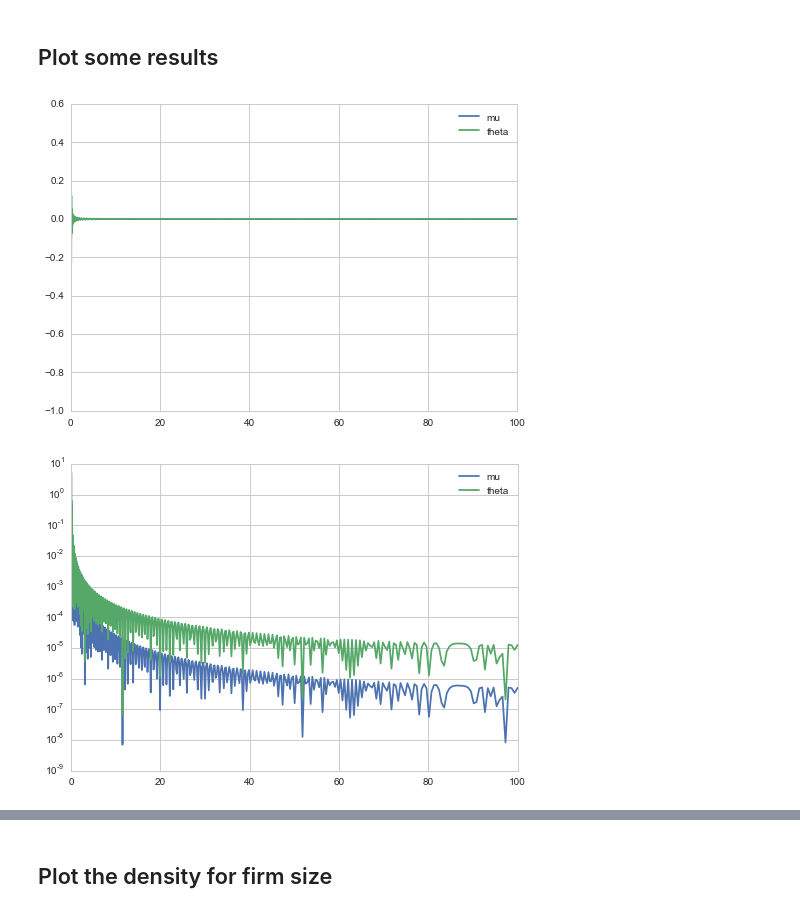
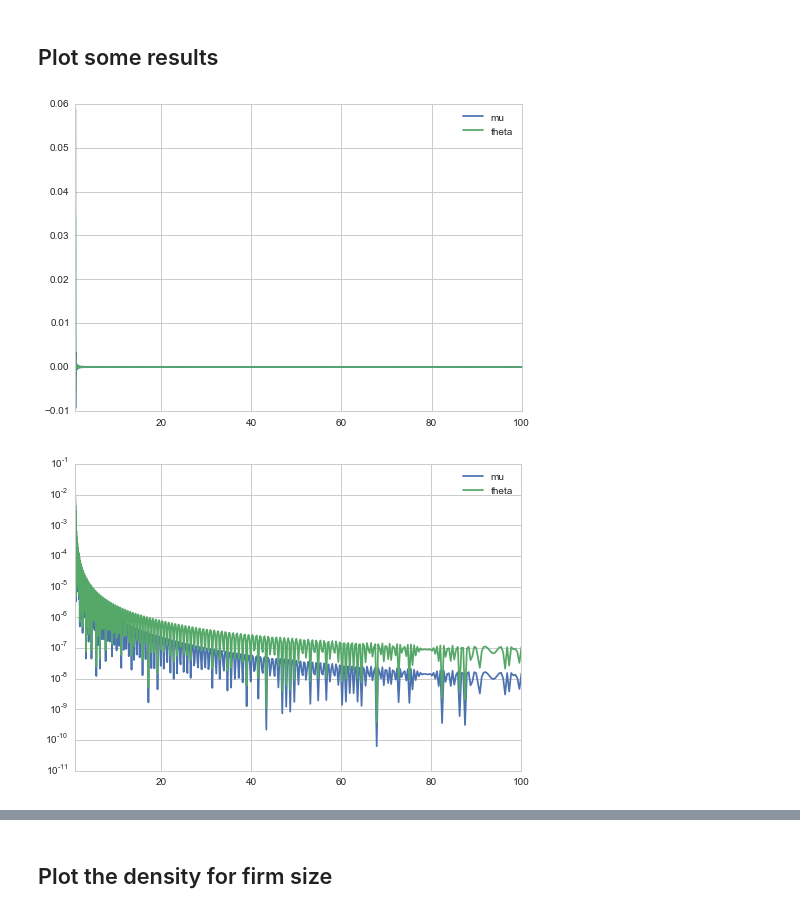
Before and after one commit to davidrpugh/assortative-matching, a Jupyter notebook: examples/positive-assortative-matching.ipynb, the cells around one changed output, grey strips where cells are left out. Cells and saved outputs as stored; diff of their text form; code cells hidden in the pictures.

```diff
--- a/examples/positive-assortative-matching.ipynb
+++ b/examples/positive-assortative-matching.ipynb
@@ -16,8 +20,11 @@ Need to define some heterogenous factors of production...
 # define some workers skill
 x, loc1, mu1, sigma1 = sym.var('x, loc1, mu1, sigma1')
 skill_cdf = 0.5 + 0.5 * sym.erf((sym.log(x - loc1) - mu1) / sym.sqrt(2 * sigma1**2))
-skill_params = {'loc1': -1e-1, 'mu1': 0.0, 'sigma1': 1.0}
-skill_bounds = [-skill_params['loc1'], 1e2]
+skill_params = {'loc1': 1e0, 'mu1': 0.0, 'sigma1': 1.0}
+
+# to avoid the discontinuity at the lower bound need to add eps
+eps = 1e-3
+skill_bounds = [skill_params['loc1'] + eps, 1e2]
 
 workers = pyam.Input(var=x,
                      cdf=skill_cdf,
@@ -28,8 +35,10 @@ workers = pyam.Input(var=x,
 # define some firms
 y, loc2, mu2, sigma2 = sym.var('y, loc2, mu2, sigma2')
 productivity_cdf = 0.5 + 0.5 * sym.erf((sym.log(y - loc2) - mu2) / sym.sqrt(2 * sigma2**2))
-productivity_params = {'loc2': -1e-1, 'mu2': 0.0, 'sigma2': 1.0}
-productivity_bounds = [-productivity_params['loc2'], 1e2]
+productivity_params = {'loc2': 1e-0, 'mu2': 0.0, 'sigma2': 1.0}
+
+# to avoid the discontinuity at the lower bound need to add eps
+productivity_bounds = [productivity_params['loc2'] + eps, 1e2]
 
 firms = pyam.Input(var=y,
                    cdf=productivity_cdf,
@@ -101,15 +120,15 @@ True
 # %% [markdown]
 ## Plot some results
 # %%
-viz = pycollocation.Visualizer(solver)
+viz = pyam.Visualizer(solver)
 # %%
-viz.interpolation_knots = np.logspace(-1, 2, 1000)
+viz.interpolation_knots = np.logspace(0, 2, 1000)
 viz.residuals.plot()
 plt.show()
 # %% [output]
-[figure, old version]
+[figure, new version]
 # %%
-viz.normalized_residuals.plot(logy=True)
+viz.normalized_residuals[['mu', 'theta']].plot(logy=True)
 plt.show()
 # %% [output]
-[figure, old version]
+[figure, new version]
```
Also changed, not shown: parts of 8 cells of this notebook.
